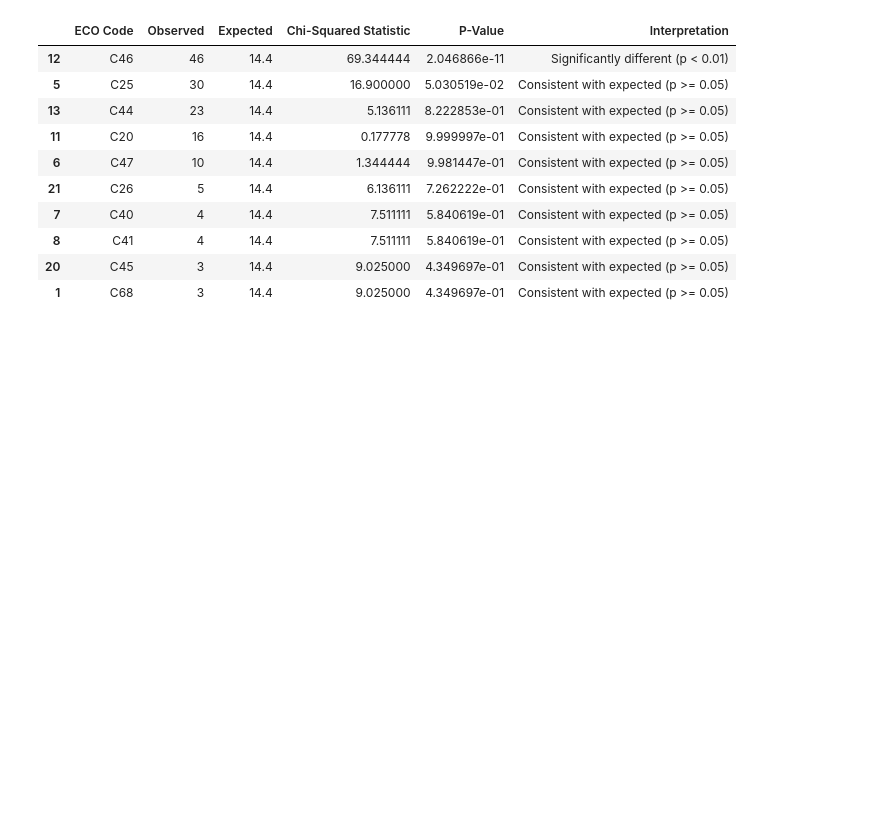
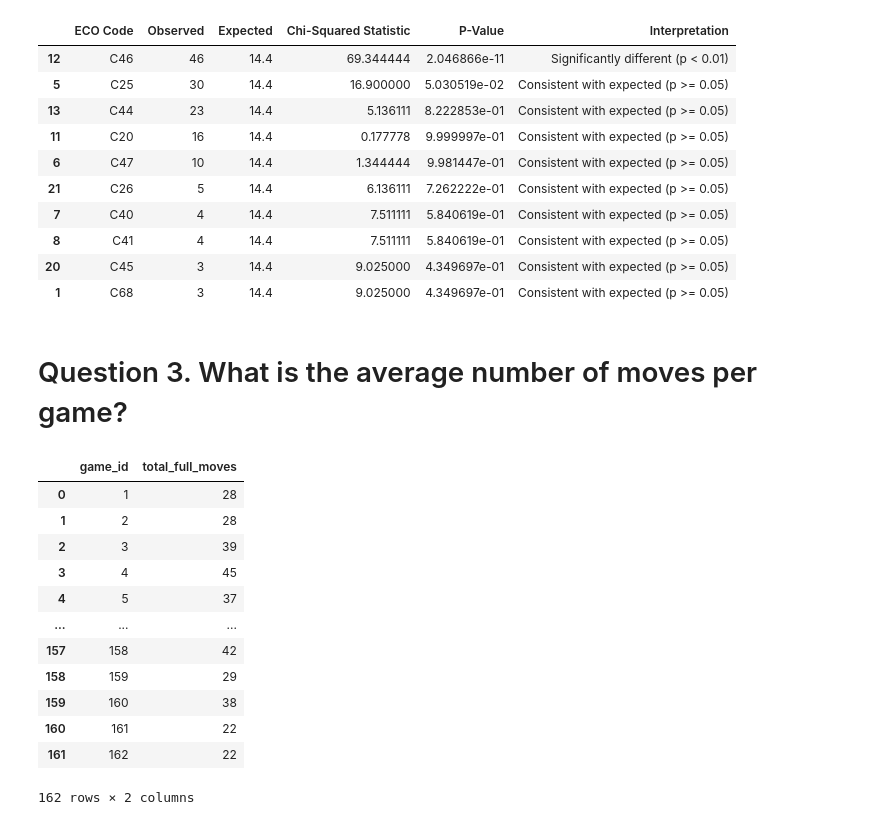
Before and after one commit to johnsonlarryl/csce-5320, a Jupyter notebook: notebooks/personal_positions.ipynb, the cells around one changed output. Saved outputs shown, nothing was run; the diff lists cells and outputs as text; code cells hidden in the pictures; blank space fills up the shorter version.

```diff
--- a/notebooks/personal_positions.ipynb
+++ b/notebooks/personal_positions.ipynb
@@ -398,3 +400,5 @@ hypothesis_test_question_2a
 | 8 | C41 | 4 | 14.4 | 7.511111 | 5.840619e-01 | Consistent with expected (p >= 0.05) |
 | 20 | C45 | 3 | 14.4 | 9.025000 | 4.349697e-01 | Consistent with expected (p >= 0.05) |
 | 1 | C68 | 3 | 14.4 | 9.025000 | 4.349697e-01 | Consistent with expected (p >= 0.05) |
+# %% [markdown]
+# Question 3. What is the average number of moves per game?
@@ -400,0 +419,20 @@ hypothesis_test_question_2a
+# %%
+if ENVIRONMENT == ClusterMode.LOCAL:
+    with engine.connect() as session:
+        question_3a_moves = pd.read_sql(question_3a_sql, con=session)
+
+question_3a_moves
+# %% [output]
+|  | game_id | total_full_moves |
+| 0 | 1 | 28 |
+| 1 | 2 | 28 |
+| 2 | 3 | 39 |
+| 3 | 4 | 45 |
+| 4 | 5 | 37 |
+| ... | ... | ... |
+| 157 | 158 | 42 |
+| 158 | 159 | 29 |
+| 159 | 160 | 38 |
+| 160 | 161 | 22 |
+| 161 | 162 | 22 |
+162 rows × 2 columns
```
Also changed, not shown: parts of 11 cells of this notebook.
